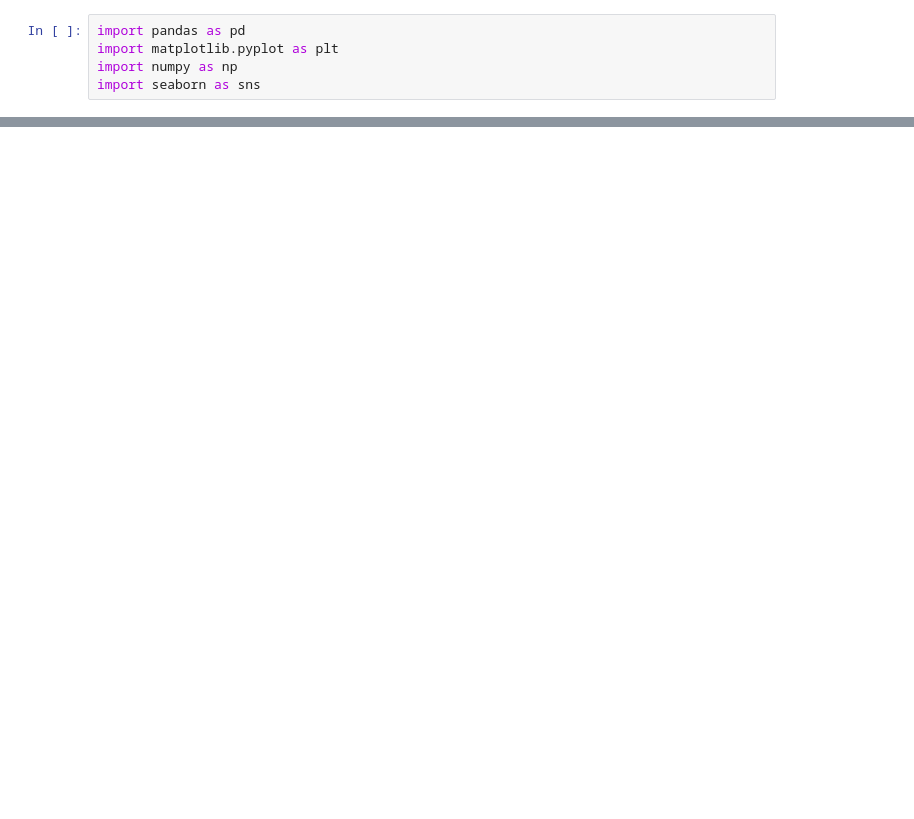
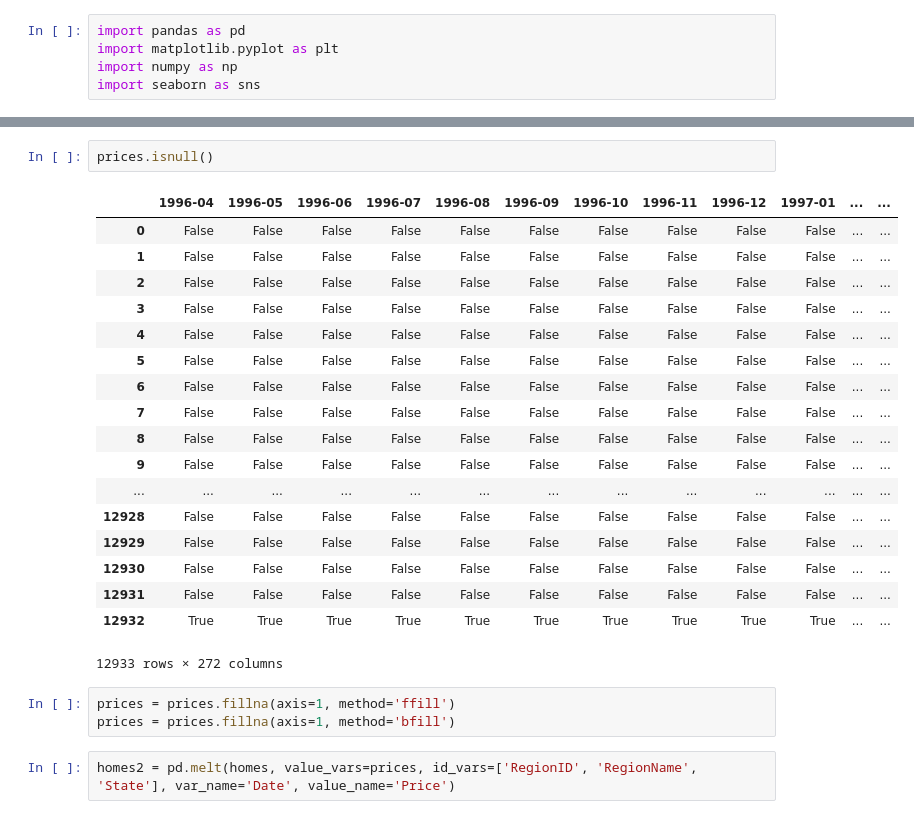
Before and after one commit to fashileak/Springboard, a Jupyter notebook: CapstoneProjectI/CapstoneProjectI.ipynb, the cells around one changed output, grey strips where cells are left out. Drawn from its saved outputs; the diff is of its cells as text; blank space fills up the shorter version.

```diff
--- a/CapstoneProjectI/CapstoneProjectI.ipynb
+++ b/CapstoneProjectI/CapstoneProjectI.ipynb
@@ -18 +128,27 @@ sfr.shape
+# %%
+prices.isnull()
+# %% [output]
+|  | 1996-04 | 1996-05 | 1996-06 | 1996-07 | 1996-08 | 1996-09 | 1996-10 | 1996-11 | 1996-12 | 1997-01 | ... | ... |
+| 0 | False | False | False | False | False | False | False | False | False | False | ... | ... |
+| 1 | False | False | False | False | False | False | False | False | False | False | ... | ... |
+| 2 | False | False | False | False | False | False | False | False | False | False | ... | ... |
+| 3 | False | False | False | False | False | False | False | False | False | False | ... | ... |
+| 4 | False | False | False | False | False | False | False | False | False | False | ... | ... |
+| 5 | False | False | False | False | False | False | False | False | False | False | ... | ... |
+| 6 | False | False | False | False | False | False | False | False | False | False | ... | ... |
+| 7 | False | False | False | False | False | False | False | False | False | False | ... | ... |
+| 8 | False | False | False | False | False | False | False | False | False | False | ... | ... |
+| 9 | False | False | False | False | False | False | False | False | False | False | ... | ... |
+| ... | ... | ... | ... | ... | ... | ... | ... | ... | ... | ... | ... | ... |
+| 12928 | False | False | False | False | False | False | False | False | False | False | ... | ... |
+| 12929 | False | False | False | False | False | False | False | False | False | False | ... | ... |
+| 12930 | False | False | False | False | False | False | False | False | False | False | ... | ... |
+| 12931 | False | False | False | False | False | False | False | False | False | False | ... | ... |
+| 12932 | True | True | True | True | True | True | True | True | True | True | ... | ... |
+12933 rows × 272 columns
+# %%
+prices = prices.fillna(axis=1, method='ffill')
+prices = prices.fillna(axis=1, method='bfill')
+# %%
+homes2 = pd.melt(homes, value_vars=prices, id_vars=['RegionID', 'RegionName', 'State'], var_name='Date', value_name='Price')
 # %%
```
Also changed, not shown: parts of 28 cells of this notebook.
